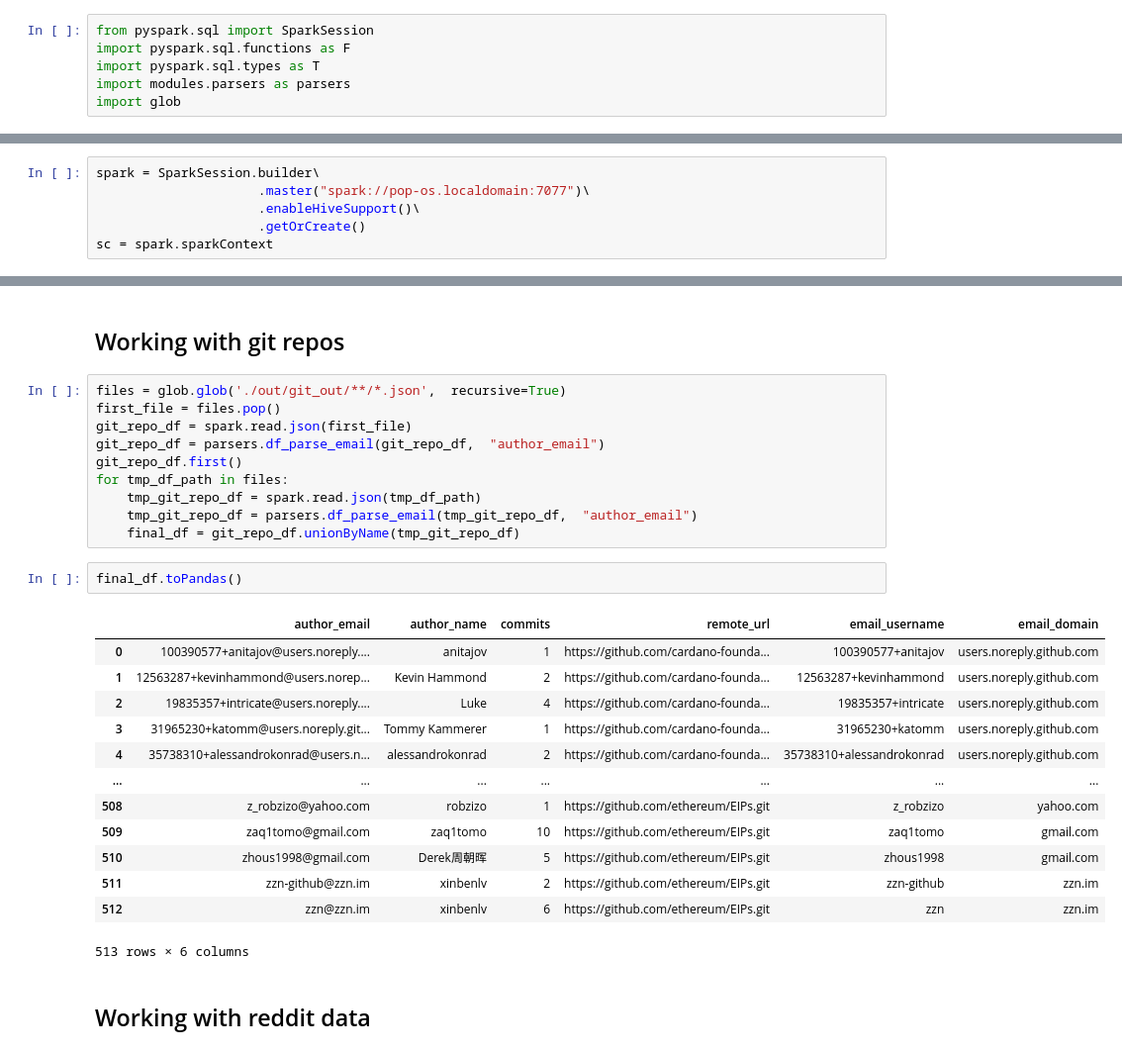
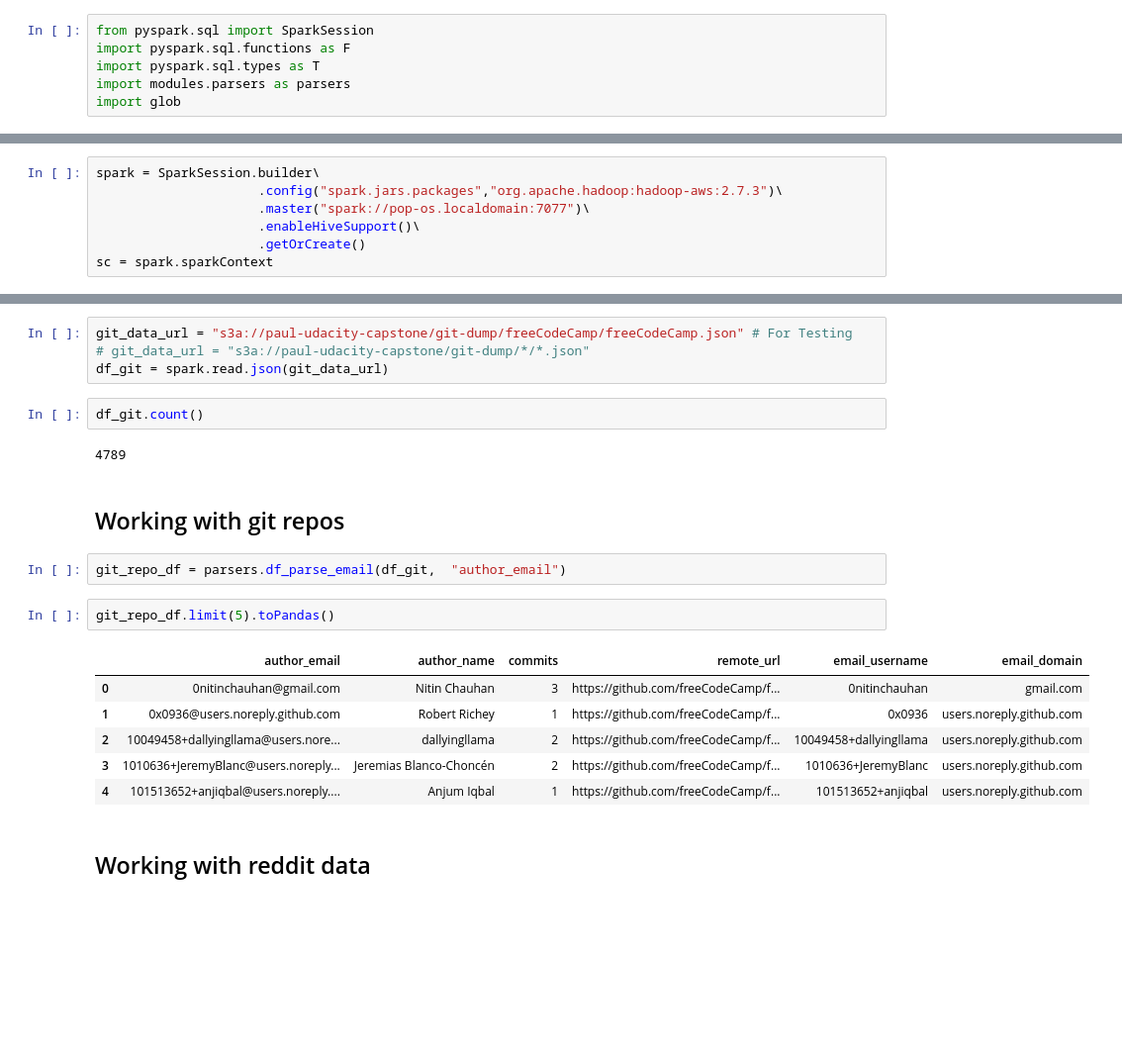
Before and after one commit to dentropy/udacity-capstone, a Jupyter notebook: practice_spark_df.ipynb, the cells around one changed output, grey strips where cells are left out. Shown at 99% size. Saved outputs shown, nothing was run; the diff lists cells and outputs as text; blank space fills up the shorter version.

```diff
--- a/practice_spark_df.ipynb
+++ b/practice_spark_df.ipynb
@@ -7,5 +15,6 @@ import glob
 # %%
 spark = SparkSession.builder\
+                     .config("spark.jars.packages","org.apache.hadoop:hadoop-aws:2.7.3")\
                      .master("spark://pop-os.localdomain:7077")\
                      .enableHiveSupport()\
                      .getOrCreate()
@@ -20,31 +50,24 @@ To adjust logging level use sc.setLogLevel(newLevel). For SparkR, use setLogLeve
+# %%
+git_data_url = "s3a://paul-udacity-capstone/git-dump/freeCodeCamp/freeCodeCamp.json" # For Testing
+# git_data_url = "s3a://paul-udacity-capstone/git-dump/*/*.json"
+df_git = spark.read.json(git_data_url)
+# %%
+df_git.count()
+# %% [output]
+4789
 # %% [markdown]
 ## Working with git repos
 # %%
-files = glob.glob('./out/git_out/**/*.json',  recursive=True)
-first_file = files.pop()
-git_repo_df = spark.read.json(first_file)
-git_repo_df = parsers.df_parse_email(git_repo_df,  "author_email")
-git_repo_df.first()
-for tmp_df_path in files:
-    tmp_git_repo_df = spark.read.json(tmp_df_path)
-    tmp_git_repo_df = parsers.df_parse_email(tmp_git_repo_df,  "author_email")
-    final_df = git_repo_df.unionByName(tmp_git_repo_df)
+git_repo_df = parsers.df_parse_email(df_git,  "author_email")
 # %%
-final_df.toPandas()
+git_repo_df.limit(5).toPandas()
 # %% [output]
 |  | author_email | author_name | commits | remote_url | email_username | email_domain |
-| 0 | 100390577+anitajov@users.noreply.... | anitajov | 1 | https://github.com/cardano-founda... | 100390577+anitajov | users.noreply.github.com |
-| 1 | 12563287+kevinhammond@users.norep... | Kevin Hammond | 2 | https://github.com/cardano-founda... | 12563287+kevinhammond | users.noreply.github.com |
-| 2 | 19835357+intricate@users.noreply.... | Luke | 4 | https://github.com/cardano-founda... | 19835357+intricate | users.noreply.github.com |
-| 3 | 31965230+katomm@users.noreply.git... | Tommy Kammerer | 1 | https://github.com/cardano-founda... | 31965230+katomm | users.noreply.github.com |
-| 4 | 35738310+alessandrokonrad@users.n... | alessandrokonrad | 2 | https://github.com/cardano-founda... | 35738310+alessandrokonrad | users.noreply.github.com |
-| ... | ... | ... | ... | ... | ... | ... |
-| 508 | z_robzizo@yahoo.com | robzizo | 1 | https://github.com/ethereum/EIPs.git | z_robzizo | yahoo.com |
-| 509 | zaq1tomo@gmail.com | zaq1tomo | 10 | https://github.com/ethereum/EIPs.git | zaq1tomo | gmail.com |
-| 510 | zhous1998@gmail.com | Derek周朝晖 | 5 | https://github.com/ethereum/EIPs.git | zhous1998 | gmail.com |
-| 511 | zzn-github@zzn.im | xinbenlv | 2 | https://github.com/ethereum/EIPs.git | zzn-github | zzn.im |
-| 512 | zzn@zzn.im | xinbenlv | 6 | https://github.com/ethereum/EIPs.git | zzn | zzn.im |
+| 0 | 0nitinchauhan@gmail.com | Nitin Chauhan | 3 | https://github.com/freeCodeCamp/f... | 0nitinchauhan | gmail.com |
+| 1 | 0x0936@users.noreply.github.com | Robert Richey | 1 | https://github.com/freeCodeCamp/f... | 0x0936 | users.noreply.github.com |
+| 2 | 10049458+dallyingllama@users.nore... | dallyingllama | 2 | https://github.com/freeCodeCamp/f... | 10049458+dallyingllama | users.noreply.github.com |
+| 3 | 1010636+JeremyBlanc@users.noreply... | Jeremias Blanco-Choncén | 2 | https://github.com/freeCodeCamp/f... | 1010636+JeremyBlanc | users.noreply.github.com |
+| 4 | 101513652+anjiqbal@users.noreply.... | Anjum Iqbal | 1 | https://github.com/freeCodeCamp/f... | 101513652+anjiqbal | users.noreply.github.com |
-513 rows × 6 columns
 # %% [markdown]
 ## Working with reddit data
 # %%
```
Also changed, not shown: parts of 27 cells of this notebook.
